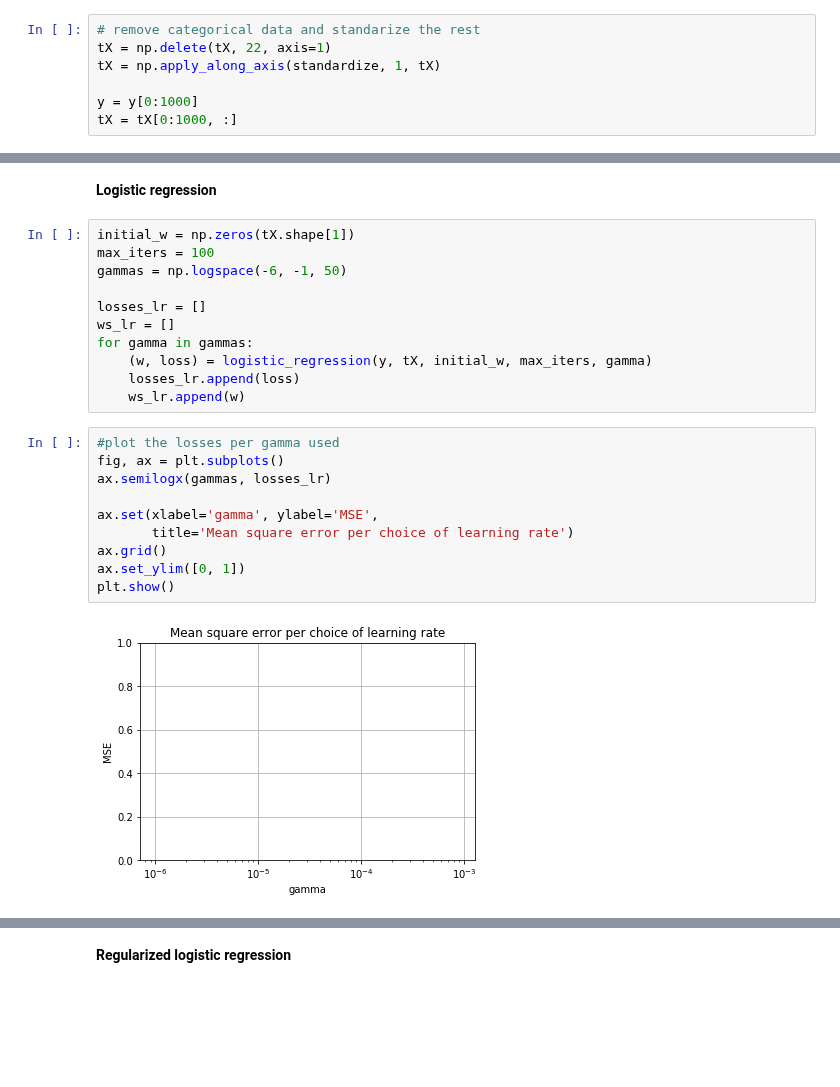
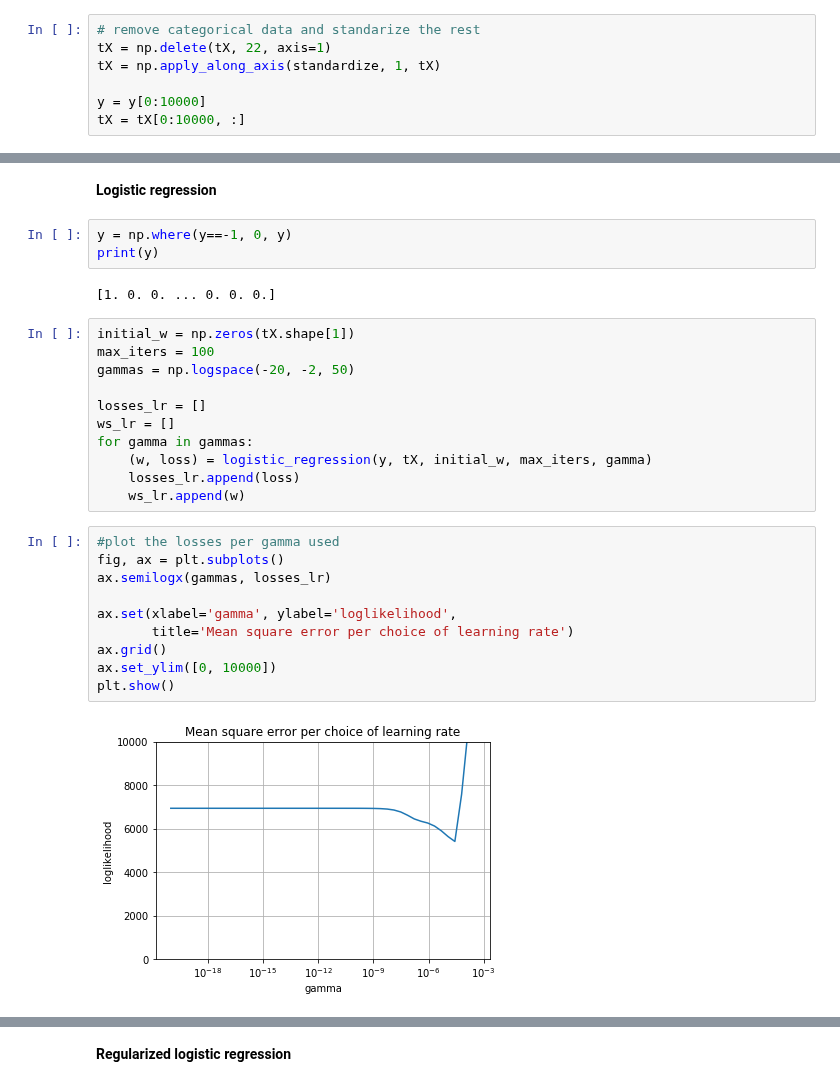
Before and after one commit to cschneuw/Machine-learning-Project-2019, a Jupyter notebook: scripts/project1.ipynb, the cells around one changed output, grey strips where cells are left out. Drawn from its saved outputs; the diff is of its cells as text; blank space fills up the shorter version.

```diff
--- a/scripts/project1.ipynb
+++ b/scripts/project1.ipynb
@@ -51,8 +52,8 @@ print(np.where(tX[0] == 2))
 tX = np.delete(tX, 22, axis=1)
 tX = np.apply_along_axis(standardize, 1, tX)
 
-y = y[0:1000]
-tX = tX[0:1000, :]
+y = y[0:10000]
+tX = tX[0:10000, :]
 # %% [markdown]
 ### Exploratory analysis
 # %% [markdown]
@@ -275,9 +276,14 @@ rmse test=0.931126237243878
 # %% [markdown]
 **Logistic regression**
+# %%
+y = np.where(y==-1, 0, y)
+print(y)
+# %% [output]
+[1. 0. 0. ... 0. 0. 0.]
 # %%
 initial_w = np.zeros(tX.shape[1])
 max_iters = 100
-gammas = np.logspace(-6, -1, 50)
+gammas = np.logspace(-20, -2, 50)
 
 losses_lr = []
 ws_lr = []
@@ -288,13 +294,13 @@ for gamma in gammas:
 # %%
 #plot the losses per gamma used
 fig, ax = plt.subplots()
 ax.semilogx(gammas, losses_lr)
 
-ax.set(xlabel='gamma', ylabel='MSE',
+ax.set(xlabel='gamma', ylabel='loglikelihood',
        title='Mean square error per choice of learning rate')
 ax.grid()
-ax.set_ylim([0, 1])
+ax.set_ylim([0, 10000])
 plt.show()
 # %% [output]
-[figure, old version]
+[figure, new version]
 # %%
```
Also changed, not shown: parts of 18 cells of this notebook, 1 other file.
